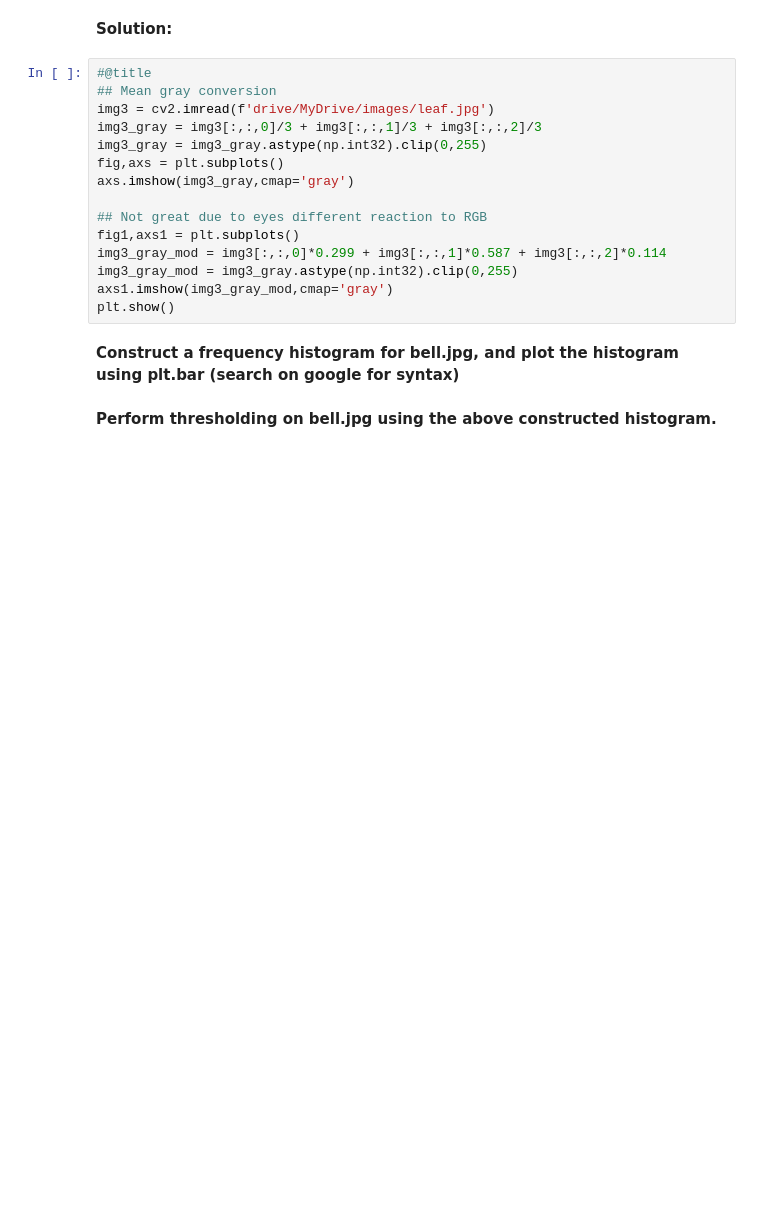
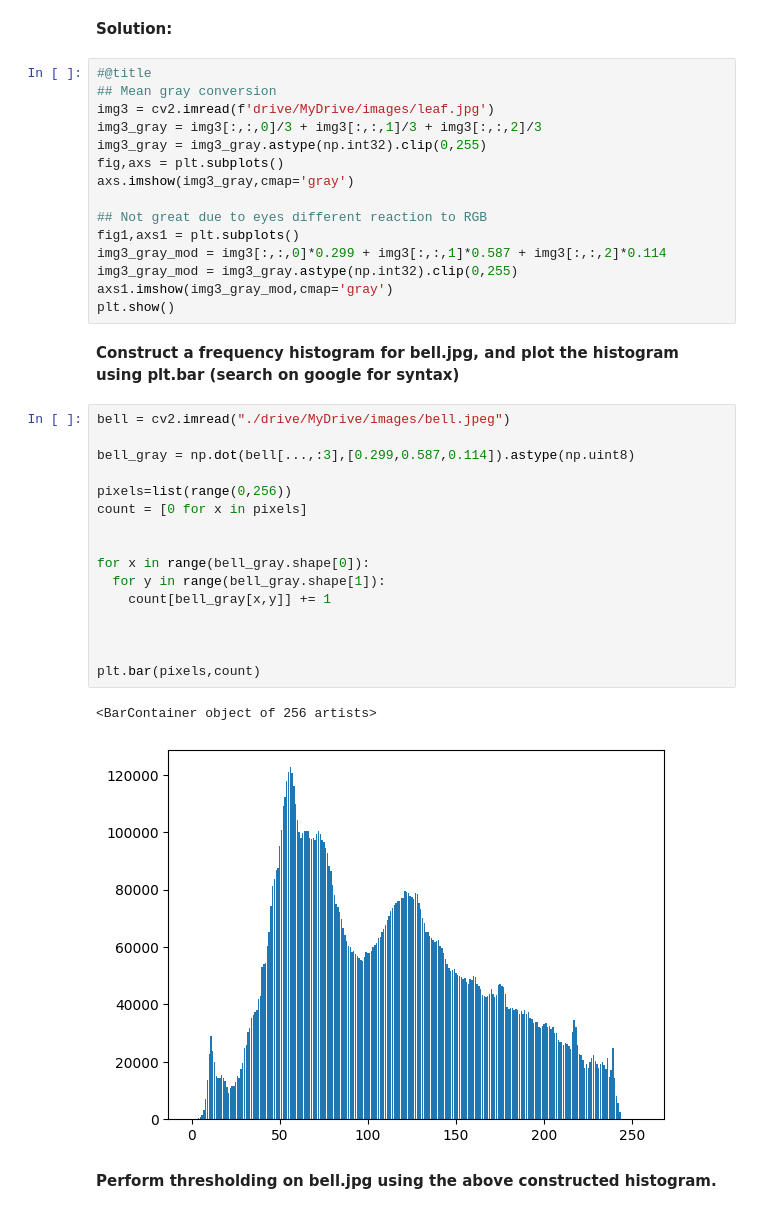
Before and after one commit to Haran71/CVIT_Workshop, a Jupyter notebook: Day_1/Session_1/CVIT_Workshop_Day_1.ipynb, the cells around one changed output. Saved outputs shown, nothing was run; the diff lists cells and outputs as text; blank space fills up the shorter version.

```diff
--- a/Day_1/Session_1/CVIT_Workshop_Day_1.ipynb
+++ b/Day_1/Session_1/CVIT_Workshop_Day_1.ipynb
@@ -707,5 +662,24 @@ axs1.imshow(img3_gray_mod,cmap='gray')
 plt.show()
 # %% [markdown]
 **Construct a frequency histogram for bell.jpg, and plot the histogram using plt.bar (search on google for syntax)**
+# %%
+bell = cv2.imread("./drive/MyDrive/images/bell.jpeg")
+
+bell_gray = np.dot(bell[...,:3],[0.299,0.587,0.114]).astype(np.uint8)
+
+pixels=list(range(0,256))
+count = [0 for x in pixels]
+
+
+for x in range(bell_gray.shape[0]):
+  for y in range(bell_gray.shape[1]):
+    count[bell_gray[x,y]] += 1
+
+
+
+plt.bar(pixels,count)
+# %% [output]
+<BarContainer object of 256 artists>
+[figure, added]
 # %% [markdown]
 **Perform thresholding on bell.jpg using the above constructed histogram.**
```
Also changed, not shown: parts of 23 cells of this notebook, 4 other files.
